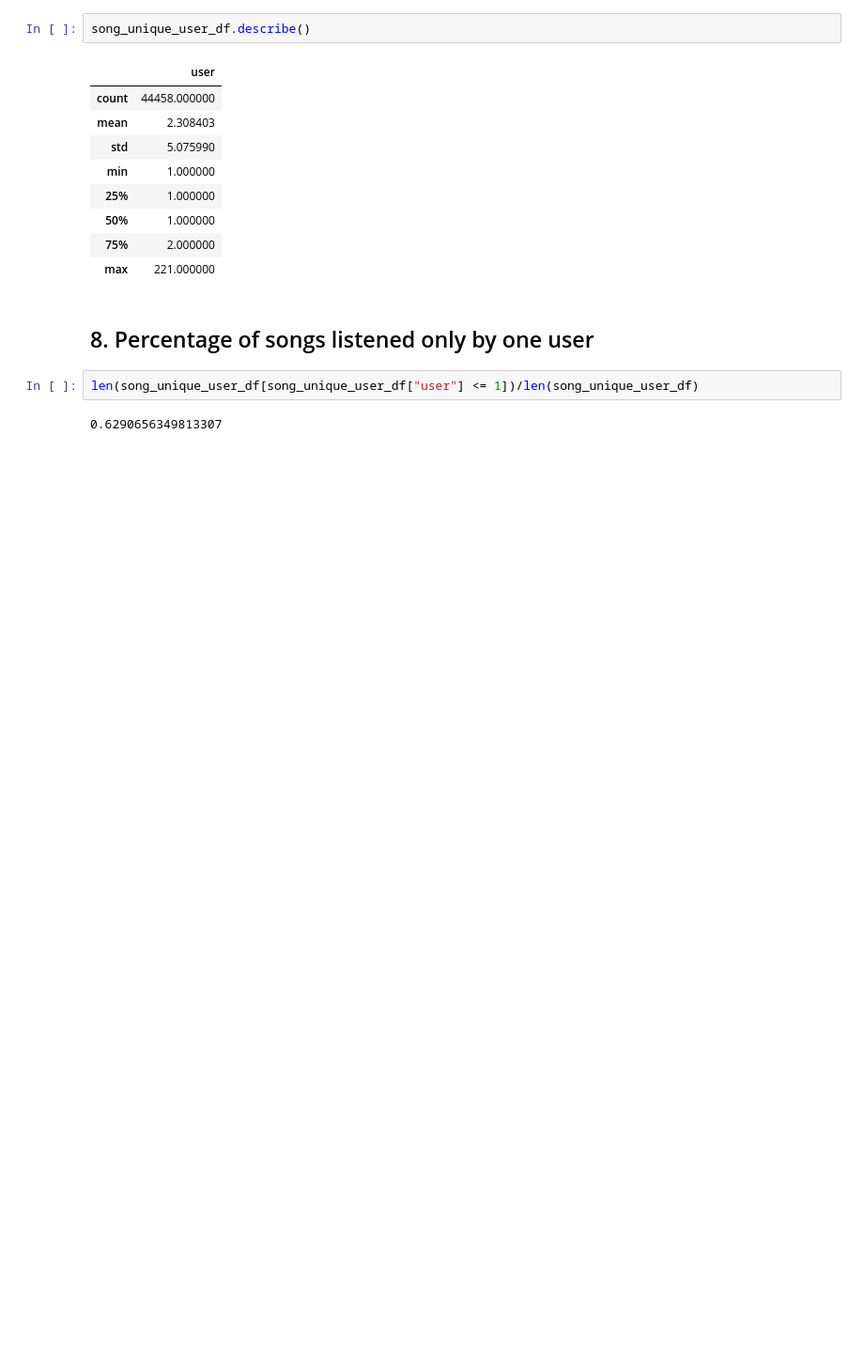
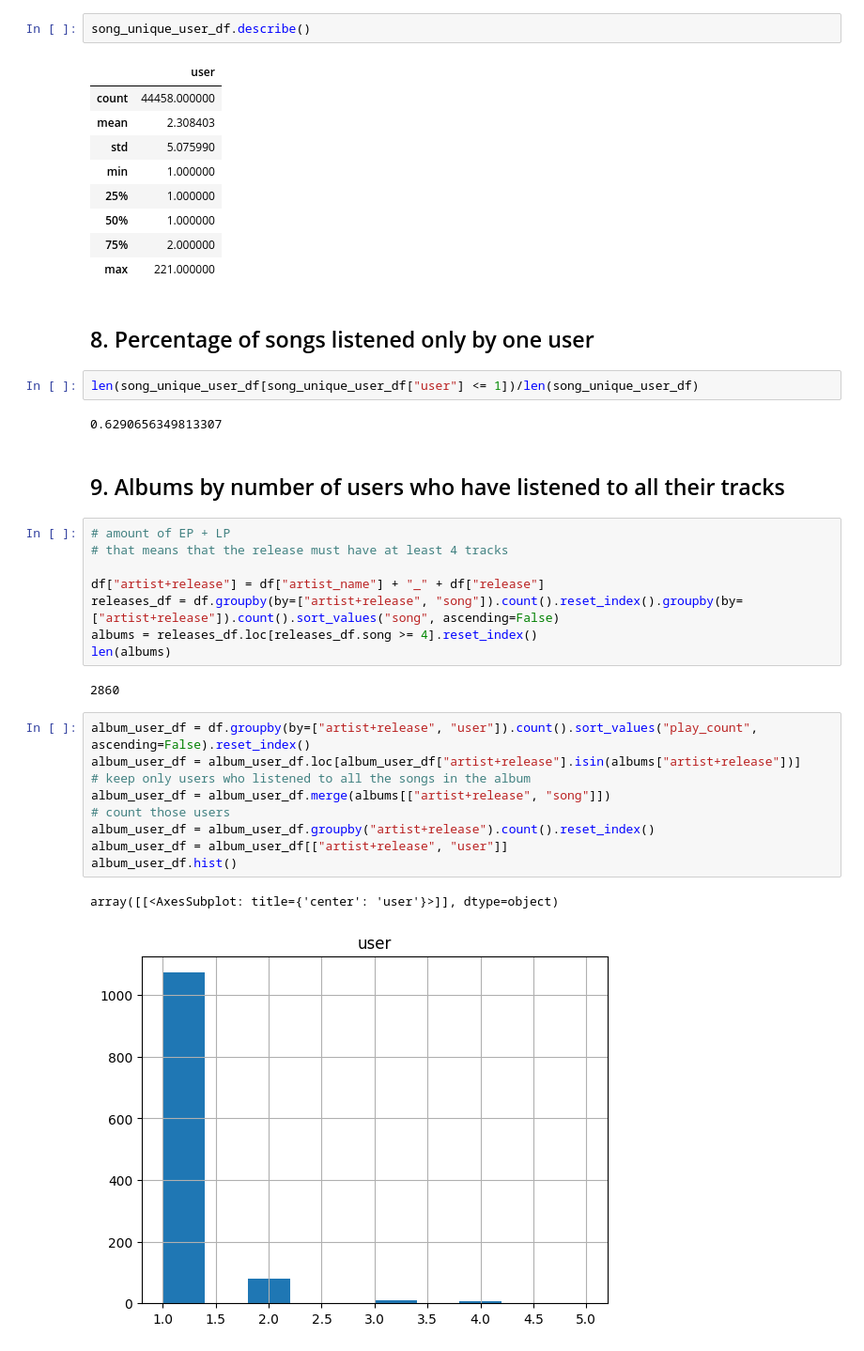
Before and after one commit to csosapezo/song-recommendation-engine, a Jupyter notebook: exploratory-data-analysis.ipynb, the cells around one changed output. Shown at 94% size. Saved outputs shown, nothing was run; the diff lists cells and outputs as text; blank space fills up the shorter version.

Commit message:
analyse albums

```diff
--- a/exploratory-data-analysis.ipynb
+++ b/exploratory-data-analysis.ipynb
@@ -163,3 +163,27 @@ song_unique_user_df.describe()
 len(song_unique_user_df[song_unique_user_df["user"] <= 1])/len(song_unique_user_df)
 # %% [output]
 0.6290656349813307
+# %% [markdown]
+## 9. Albums by number of users who have listened to all their tracks
+# %%
+# amount of EP + LP
+# that means that the release must have at least 4 tracks
+
+df["artist+release"] = df["artist_name"] + "_" + df["release"]
+releases_df = df.groupby(by=["artist+release", "song"]).count().reset_index().groupby(by=["artist+release"]).count().sort_values("song", ascending=False)
+albums = releases_df.loc[releases_df.song >= 4].reset_index()
+len(albums)
+# %% [output]
+2860
+# %%
+album_user_df = df.groupby(by=["artist+release", "user"]).count().sort_values("play_count", ascending=False).reset_index()
+album_user_df = album_user_df.loc[album_user_df["artist+release"].isin(albums["artist+release"])]
+# keep only users who listened to all the songs in the album
+album_user_df = album_user_df.merge(albums[["artist+release", "song"]])
+# count those users
+album_user_df = album_user_df.groupby("artist+release").count().reset_index()
+album_user_df = album_user_df[["artist+release", "user"]]
+album_user_df.hist()
+# %% [output]
+array([[<AxesSubplot: title={'center': 'user'}>]], dtype=object)
+[figure, added]
```
